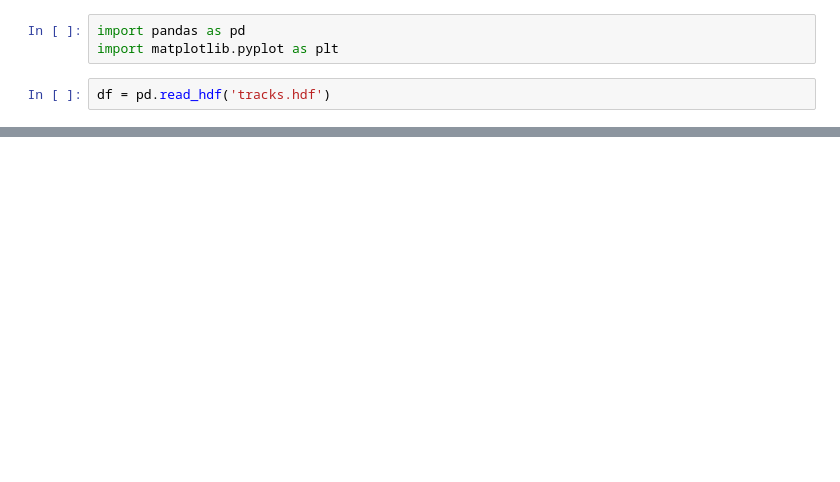
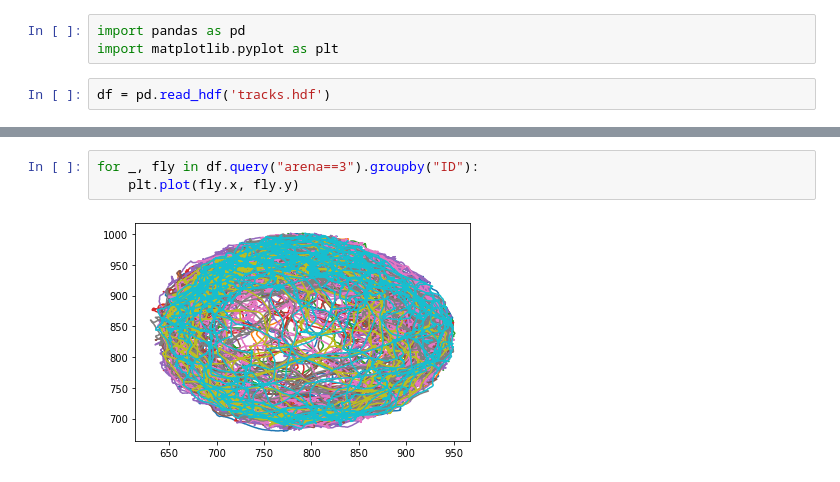
Before and after one commit to nicolaseberle/flyTracker, a Jupyter notebook: data/experiments/clement/analysis.ipynb, the cells around one changed output, grey strips where cells are left out. Saved outputs shown, nothing was run; the diff lists cells and outputs as text; blank space fills up the shorter version.

```diff
--- a/data/experiments/clement/analysis.ipynb
+++ b/data/experiments/clement/analysis.ipynb
@@ -15,0 +25,5 @@ for _, fly in df.query("arena==1").groupby("ID"):
+# %%
+for _, fly in df.query("arena==3").groupby("ID"):
+    plt.plot(fly.x, fly.y)
+# %% [output]
+[figure, added]
```
Also changed, not shown: parts of 8 cells of this notebook, 3 other files.
